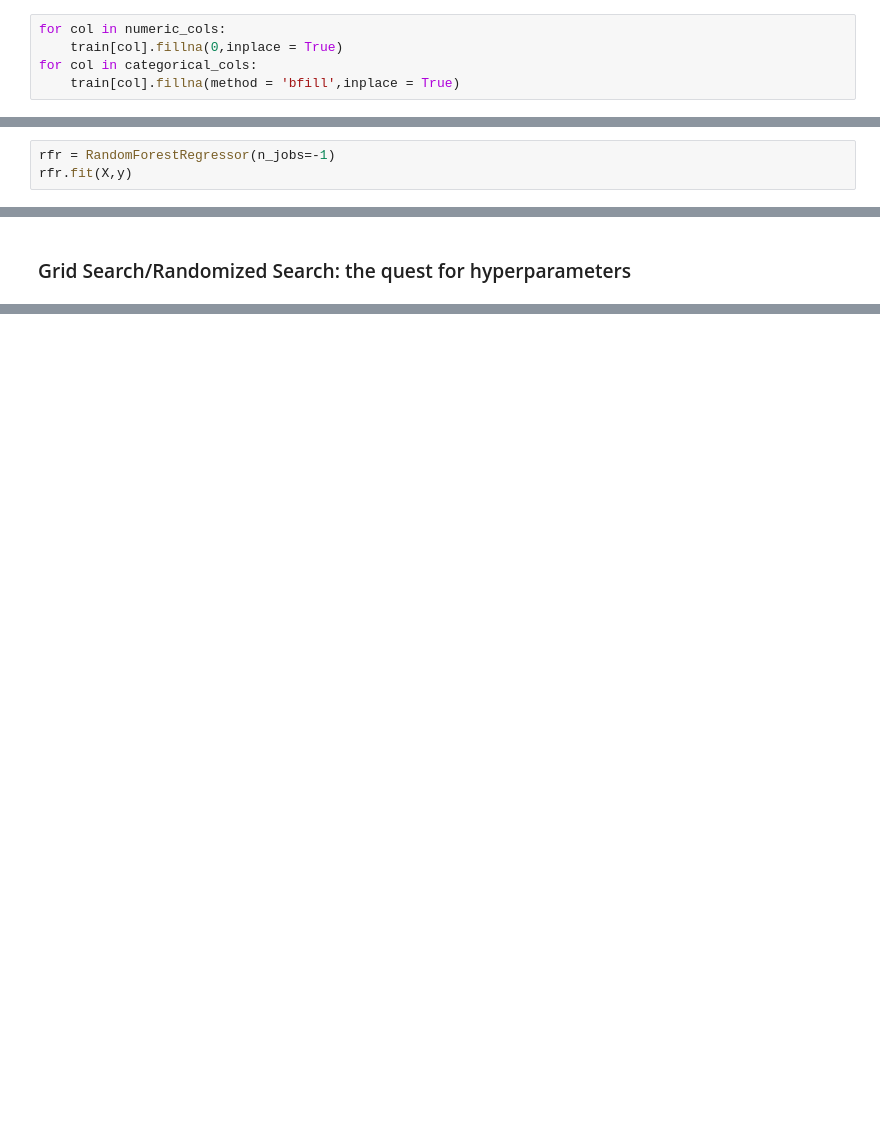
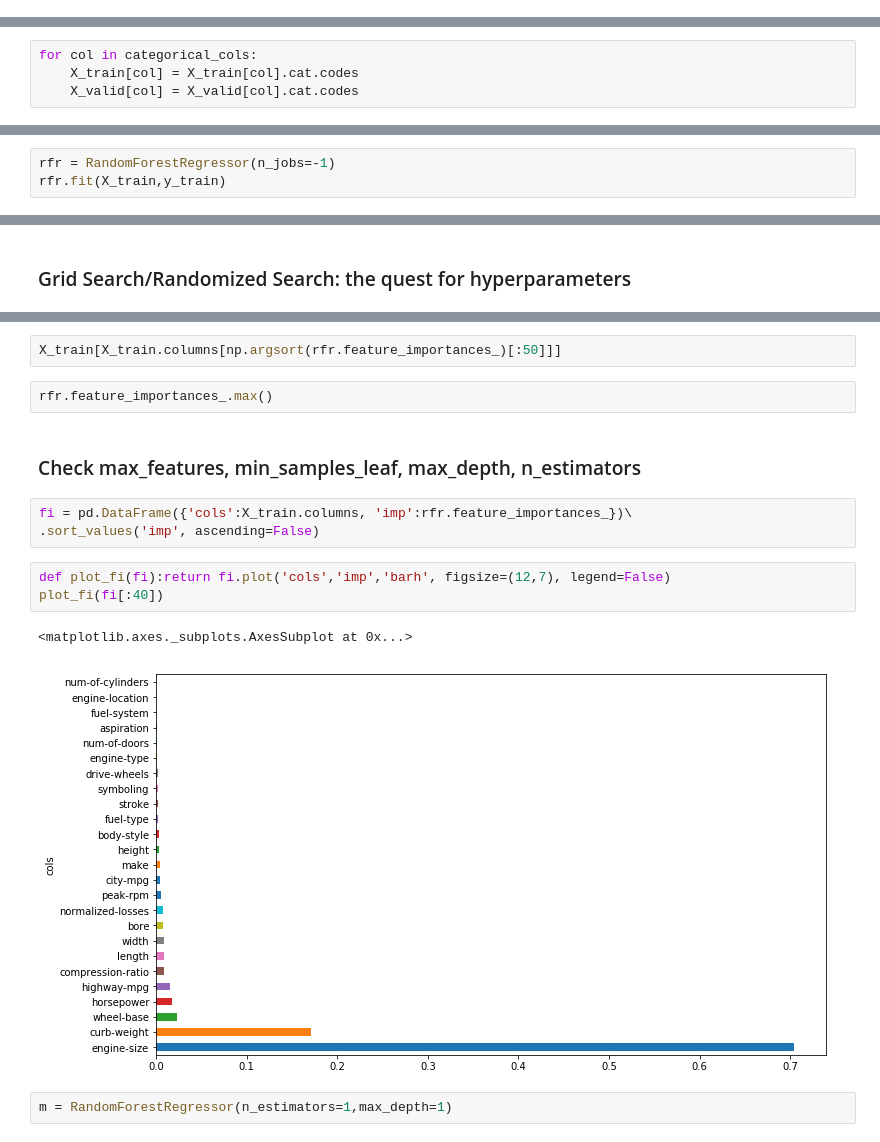
Before and after one commit to smortezavi/bergs, a Jupyter notebook: tmp-ML-finalsample-question2.ipynb, the cells around one changed output, grey strips where cells are left out. Saved outputs shown, nothing was run; the diff lists cells and outputs as text; blank space fills up the shorter version.

```diff
--- a/tmp-ML-finalsample-question2.ipynb
+++ b/tmp-ML-finalsample-question2.ipynb
@@ -345,5 +494,0 @@ dtype: int64
-# %%
-for col in numeric_cols:
-    train[col].fillna(0,inplace = True)
-for col in categorical_cols:
-    train[col].fillna(method = 'bfill',inplace = True)
@@ -524,0 +575,4 @@ X_train, X_valid, y_train, y_valid = train_test_split(X,y, test_size=.2)
+# %%
+for col in categorical_cols:
+    X_train[col] = X_train[col].cat.codes
+    X_valid[col] = X_valid[col].cat.codes
@@ -559,7 +671,7 @@ rmse
 ** Random forest implementation **
 # %%
 rfr = RandomForestRegressor(n_jobs=-1)
-rfr.fit(X,y)
+rfr.fit(X_train,y_train)
 # %% [output]
 RandomForestRegressor(bootstrap=True, criterion='mse', max_depth=None,
            max_features='auto', max_leaf_nodes=None,
@@ -627,0 +787,17 @@ metrics.classification_report(y_true, y_pred, labels =None)
+# %%
+X_train[X_train.columns[np.argsort(rfr.feature_importances_)[:50]]]
+# %%
+rfr.feature_importances_.max()
+# %% [markdown]
+### Check max_features, min_samples_leaf, max_depth, n_estimators
+# %%
+fi = pd.DataFrame({'cols':X_train.columns, 'imp':rfr.feature_importances_})\
+.sort_values('imp', ascending=False)
+# %%
+def plot_fi(fi):return fi.plot('cols','imp','barh', figsize=(12,7), legend=False)
+plot_fi(fi[:40])
+# %% [output]
+<matplotlib.axes._subplots.AxesSubplot at 0x...>
+[figure, added]
+# %%
+m = RandomForestRegressor(n_estimators=1,max_depth=1)
```
Also changed, not shown: parts of 73 cells of this notebook, 9 other files.
